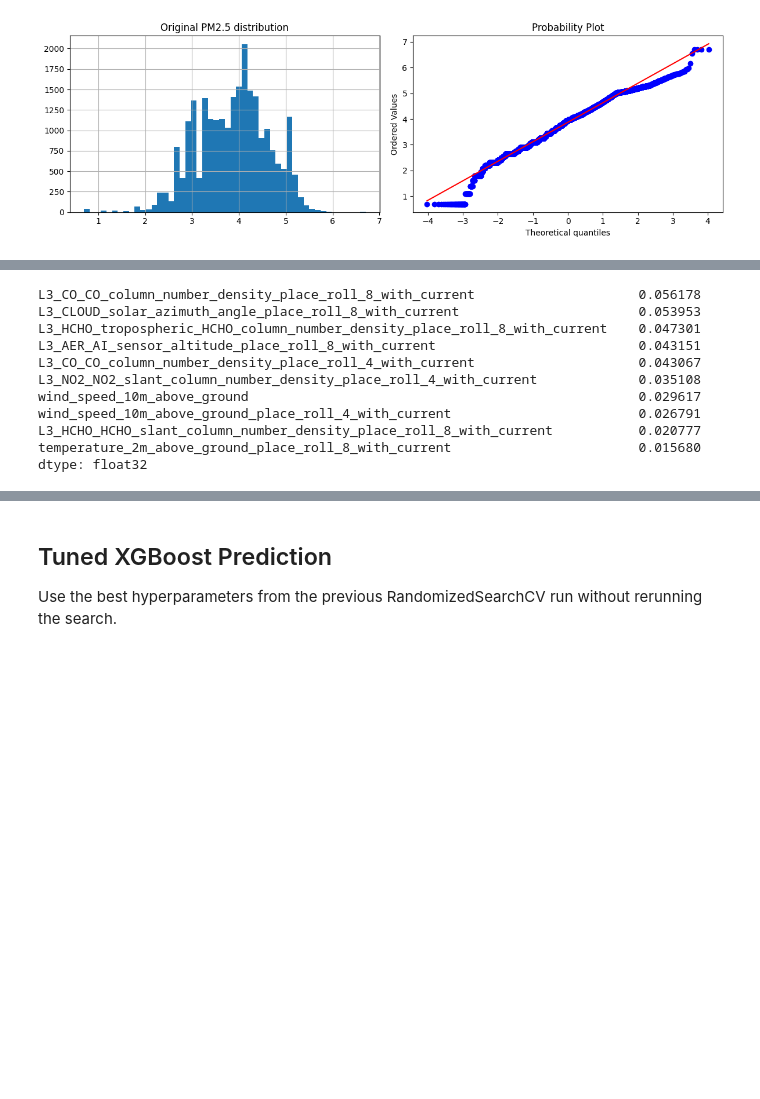
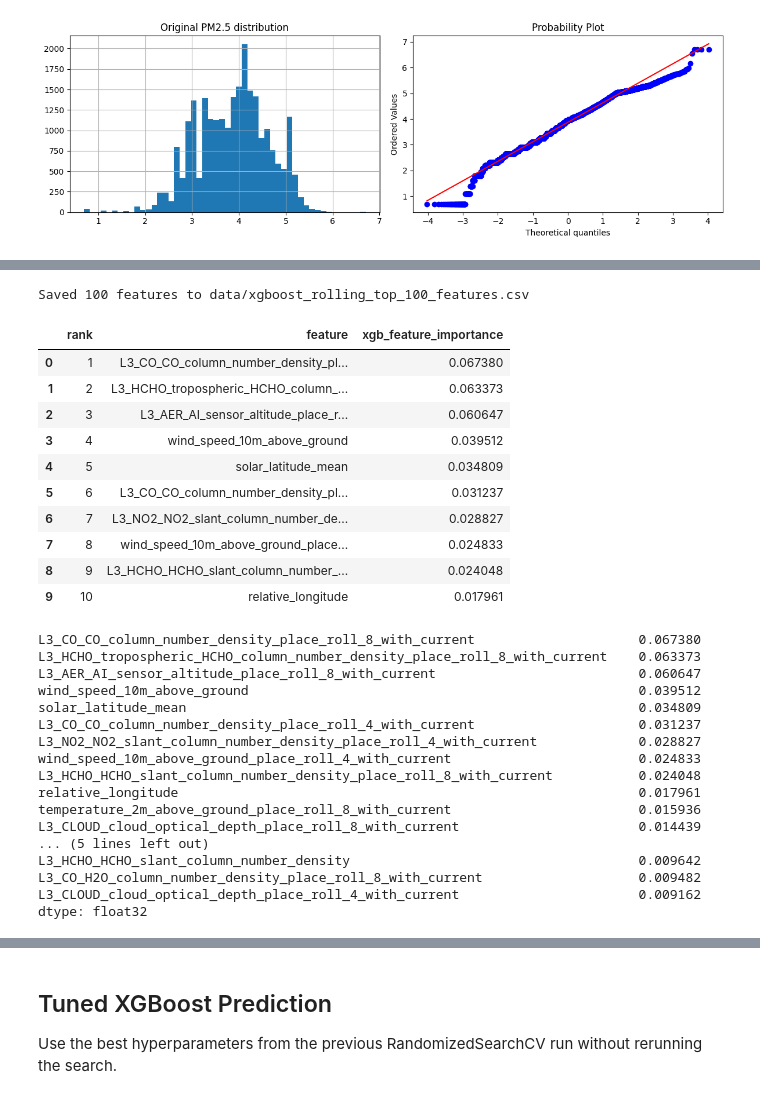
Before and after one commit to flyingpinguu/air_pollution_mlproject, a Jupyter notebook: xgboost_rolling.ipynb, the cells around one changed output, grey strips where cells are left out. Cells and saved outputs as stored; diff of their text form; code cells hidden in the pictures; blank space fills up the shorter version.

```diff
--- a/xgboost_rolling.ipynb
+++ b/xgboost_rolling.ipynb
@@ -122,17 +137,53 @@ L3_NO2_solar_zenith_angle                                                    0.0
 Length: 140, dtype: float32
+# %%
+# Save the top 100 rolling features so other notebooks can reuse the same selection.
+top_100_features_df = (
+    xgb_importance
+    .head(100)
+    .rename("xgb_feature_importance")
+    .reset_index()
+)
+top_100_features_df.columns = ["feature", "xgb_feature_importance"]
+top_100_features_df.insert(0, "rank", np.arange(1, len(top_100_features_df) + 1))
+
+top_100_features_path = "data/xgboost_rolling_top_100_features.csv"
+top_100_features_df.to_csv(top_100_features_path, index=False)
+top_100_features = top_100_features_df["feature"].tolist()
+
+print(f"Saved {len(top_100_features_df)} features to {top_100_features_path}")
+top_100_features_df.head(10)
+# %% [output]
+Saved 100 features to data/xgboost_rolling_top_100_features.csv
+|  | rank | feature | xgb_feature_importance |
+| 0 | 1 | L3_CO_CO_column_number_density_pl... | 0.067380 |
+| 1 | 2 | L3_HCHO_tropospheric_HCHO_column_... | 0.063373 |
+| 2 | 3 | L3_AER_AI_sensor_altitude_place_r... | 0.060647 |
+| 3 | 4 | wind_speed_10m_above_ground | 0.039512 |
+| 4 | 5 | solar_latitude_mean | 0.034809 |
+| 5 | 6 | L3_CO_CO_column_number_density_pl... | 0.031237 |
+| 6 | 7 | L3_NO2_NO2_slant_column_number_de... | 0.028827 |
+| 7 | 8 | wind_speed_10m_above_ground_place... | 0.024833 |
+| 8 | 9 | L3_HCHO_HCHO_slant_column_number_... | 0.024048 |
+| 9 | 10 | relative_longitude | 0.017961 |
 # %%
-print(xgb_importance.head(10))
+print(xgb_importance.head(20))
 # %% [output]
-L3_CO_CO_column_number_density_place_roll_8_with_current                     0.056178
-L3_CLOUD_solar_azimuth_angle_place_roll_8_with_current                       0.053953
-L3_HCHO_tropospheric_HCHO_column_number_density_place_roll_8_with_current    0.047301
-L3_AER_AI_sensor_altitude_place_roll_8_with_current                          0.043151
-L3_CO_CO_column_number_density_place_roll_4_with_current                     0.043067
-L3_NO2_NO2_slant_column_number_density_place_roll_4_with_current             0.035108
-wind_speed_10m_above_ground                                                  0.029617
-wind_speed_10m_above_ground_place_roll_4_with_current                        0.026791
-L3_HCHO_HCHO_slant_column_number_density_place_roll_8_with_current           0.020777
-temperature_2m_above_ground_place_roll_8_with_current                        0.015680
+L3_CO_CO_column_number_density_place_roll_8_with_current                     0.067380
+L3_HCHO_tropospheric_HCHO_column_number_density_place_roll_8_with_current    0.063373
+L3_AER_AI_sensor_altitude_place_roll_8_with_current                          0.060647
+wind_speed_10m_above_ground                                                  0.039512
+solar_latitude_mean                                                          0.034809
+L3_CO_CO_column_number_density_place_roll_4_with_current                     0.031237
+L3_NO2_NO2_slant_column_number_density_place_roll_4_with_current             0.028827
+wind_speed_10m_above_ground_place_roll_4_with_current                        0.024833
+L3_HCHO_HCHO_slant_column_number_density_place_roll_8_with_current           0.024048
+relative_longitude                                                           0.017961
+temperature_2m_above_ground_place_roll_8_with_current                        0.015936
+L3_CLOUD_cloud_optical_depth_place_roll_8_with_current                       0.014439
+... (5 lines left out)
+L3_HCHO_HCHO_slant_column_number_density                                     0.009642
+L3_CO_H2O_column_number_density_place_roll_8_with_current                    0.009482
+L3_CLOUD_cloud_optical_depth_place_roll_4_with_current                       0.009162
 dtype: float32
 # %%
 # Predict and reverse log transform
```
Also changed, not shown: parts of 13 cells of this notebook, 45 other files.
